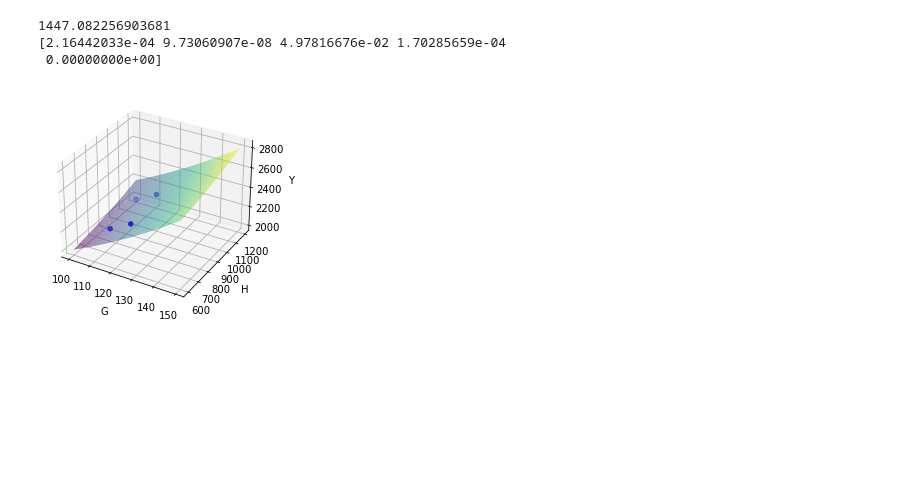
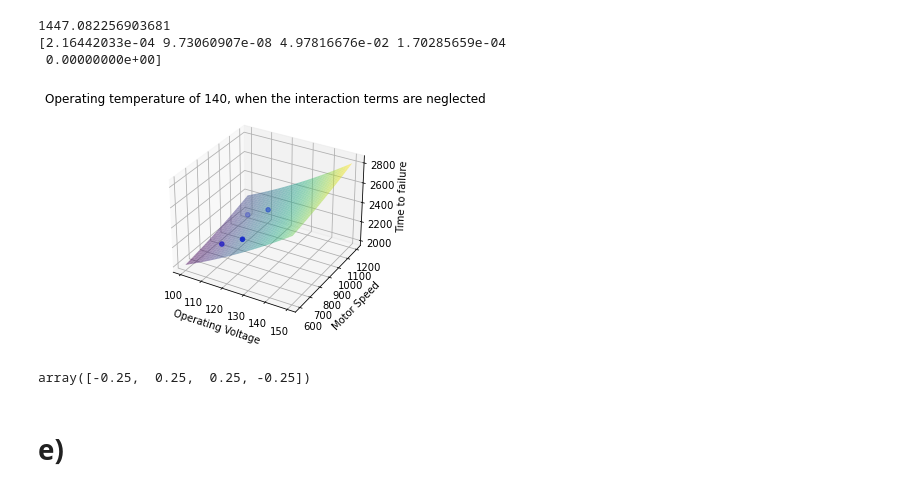
Before and after one commit to AdityaKharmaleGoat7/Data-Analysis-tools-in-Experimental-Research, a Jupyter notebook: Tutorial 1/Tutorial 1.ipynb, the cells around one changed output. Saved outputs shown, nothing was run; the diff lists cells and outputs as text; code cells hidden in the pictures; blank space fills up the shorter version.

```diff
--- a/Tutorial 1/Tutorial 1.ipynb
+++ b/Tutorial 1/Tutorial 1.ipynb
@@ -244,18 +258,26 @@ X1, X2 = np.meshgrid(X1, X2)
 # %%
 #Here we are plotting the points in 3D
 Z1 = b0_d + coeff_d[0]*X1 + coeff_d[1]*X2 + coeff_d[2]*X1*X1 + coeff_d[3]*X2*X2 + coeff_d[4]*X1*X2
 plt.figure(figsize=(4, 4))
 ax = plt.axes(projection='3d')
 ax.scatter3D(x1, x2, Y, color='blue')
 
 
 #We are plotting the surface as shown in figure
 ax.plot_surface(X1, X2, Z1, alpha=0.5, cmap='viridis', linewidth=0)
 
 
-ax.set_xlabel('G')
-ax.set_ylabel('H')
-ax.set_zlabel('Y')
+ax.set_xlabel('Operating Voltage')
+ax.set_ylabel('Motor Speed')
+ax.set_zlabel('Time to failure')
+ax.set_title('Operating temperature of 140, when the interaction terms are neglected')
 plt.show()
 # %% [output]
-[figure, old version]
+[figure, new version]
+# %%
+res_d = Y - model5.predict(xnl_d)
+res_d
+# %% [output]
+array([-0.25,  0.25,  0.25, -0.25])
+# %% [markdown]
+# e)
```
Also changed, not shown: parts of 12 cells of this notebook, 2 other files.
